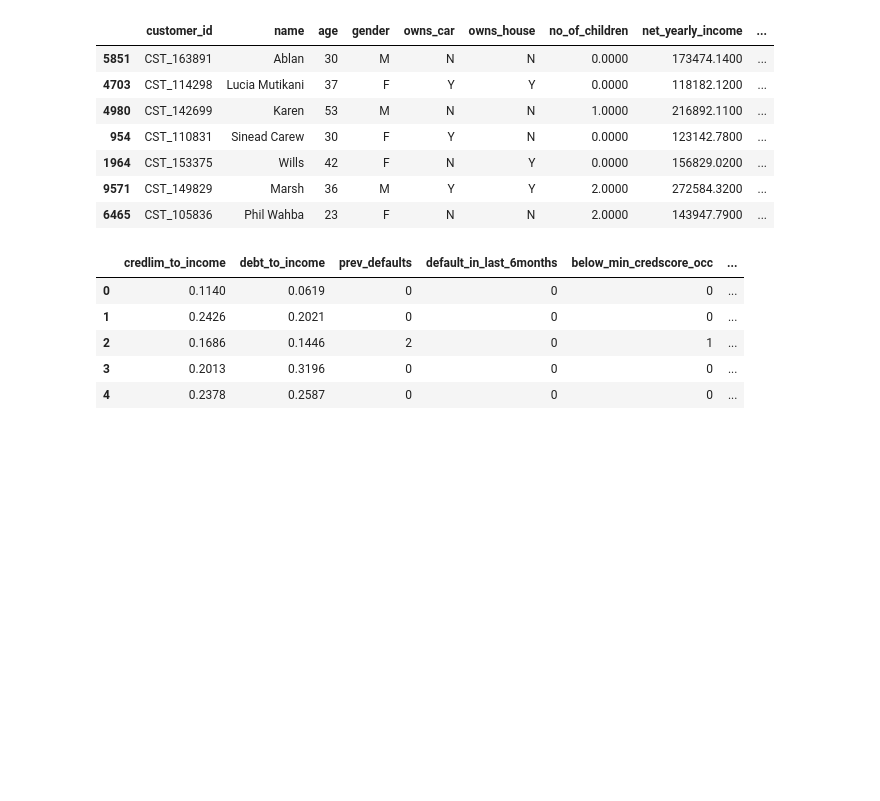
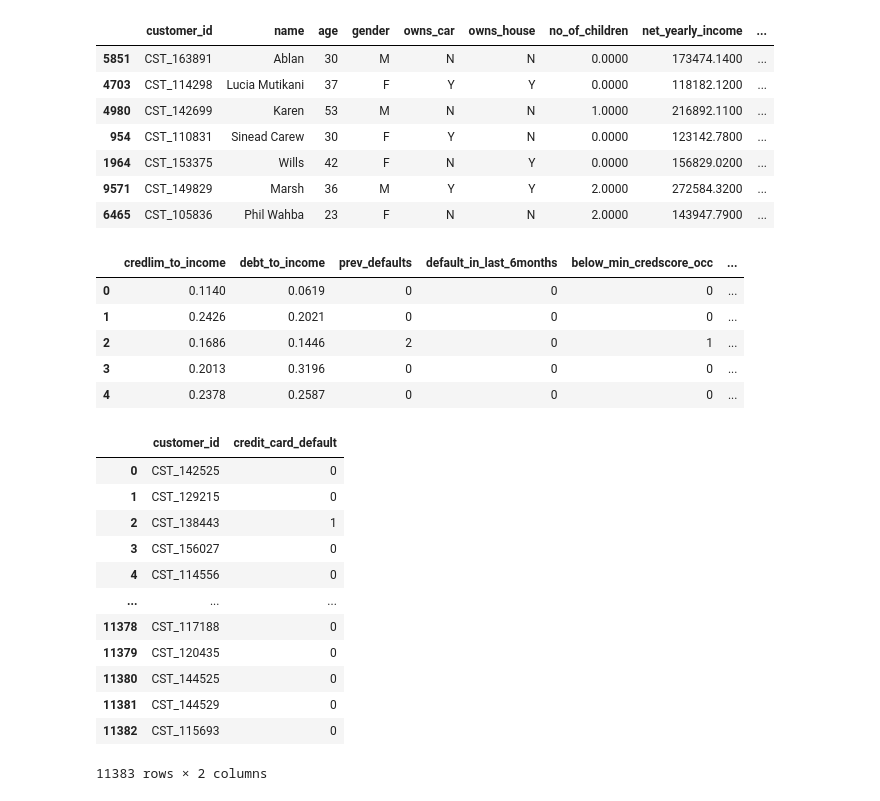
Before and after one commit to ada-nai/card-default, a Jupyter notebook: train.ipynb, the cells around one changed output. Cells and saved outputs as stored; diff of their text form; code cells hidden in the pictures; blank space fills up the shorter version.

```diff
--- a/train.ipynb
+++ b/train.ipynb
@@ -374,3 +374,38 @@ test_df[fin_cols].head()
 | 2 | 0.1686 | 0.1446 | 2 | 0 | 1 | ... |
 | 3 | 0.2013 | 0.3196 | 0 | 0 | 0 | ... |
 | 4 | 0.2378 | 0.2587 | 0 | 0 | 0 | ... |
+# %%
+# test_dict = test_df[fin_cols].to_dict(orient= 'records')
+# test_dv = dv.transform(test_dict)
+dtest = xgb.DMatrix(test_df[fin_cols])
+# %%
+test_pred = fin_xgb.predict(dtest)
+# %%
+thresh = 0.99
+test_pred[test_pred>thresh] = 1
+test_pred[test_pred <= thresh] = 0
+test_pred = test_pred.astype('int')
+# %%
+def get_sub(arr, outfile= 'sub.csv'):
+    """
+    Convert predicted output to a dataframe and extract to local
+    """
+    out_df = pd.DataFrame({'customer_id': test_df['customer_id'], 'credit_card_default': arr})
+    out_df.to_csv('./subs/'+outfile, index= False)
+    return out_df
+# %%
+get_sub(test_pred, 'sub99.csv')
+# %% [output]
+|  | customer_id | credit_card_default |
+| 0 | CST_142525 | 0 |
+| 1 | CST_129215 | 0 |
+| 2 | CST_138443 | 1 |
+| 3 | CST_156027 | 0 |
+| 4 | CST_114556 | 0 |
+| ... | ... | ... |
+| 11378 | CST_117188 | 0 |
+| 11379 | CST_120435 | 0 |
+| 11380 | CST_144525 | 0 |
+| 11381 | CST_144529 | 0 |
+| 11382 | CST_115693 | 0 |
+11383 rows × 2 columns
```
Also changed, not shown: parts of 1 cell of this notebook.
